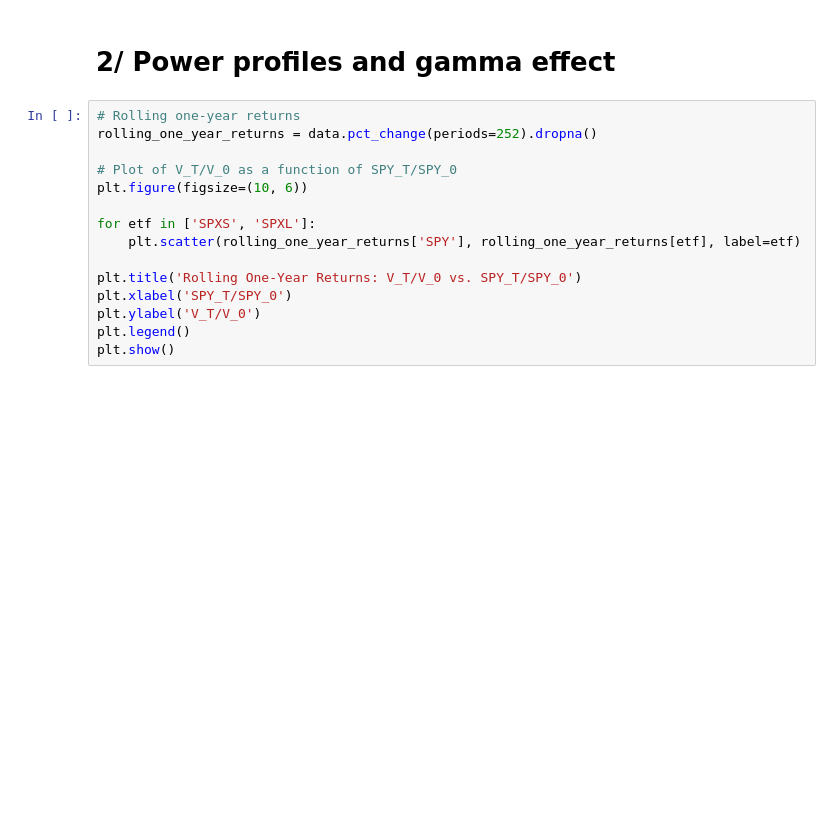
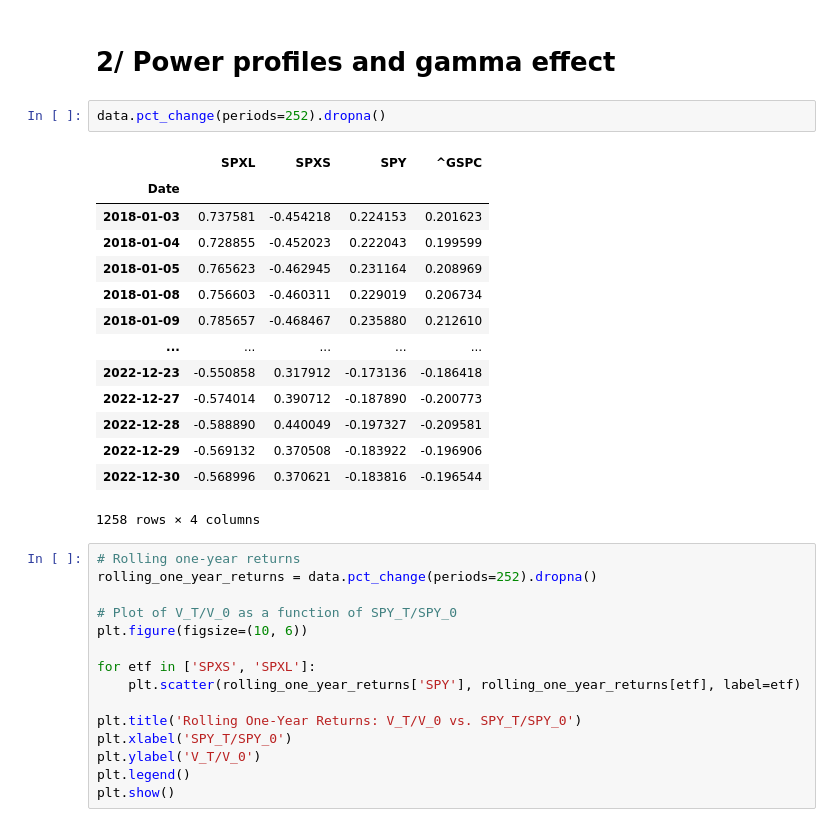
Before and after one commit to TariqOuahmane/Project-Advanced-Topics-In-Pricing, a Jupyter notebook: Project_Advance_Topics_Outmane-Mghanen_Tariq-Ouahmane.ipynb, the cells around one changed output. Cells and saved outputs as stored; diff of their text form; blank space fills up the shorter version.

```diff
--- a/Project_Advance_Topics_Outmane-Mghanen_Tariq-Ouahmane.ipynb
+++ b/Project_Advance_Topics_Outmane-Mghanen_Tariq-Ouahmane.ipynb
@@ -165,6 +192,23 @@ Second example is 2019, even tough we are in a clear bull market with no big jum
 Finally, If a client wanted to invest long term in these ETFs it would be a disaster, In fact overall they don't offer a better sharpe ratio than SPY and even worse, they have lower sharpe ratio than the S&P500 (the market of reference outperfom them). Another drawback is the overall high kurtosis wich means higher exterme outcomes.
 # %% [markdown]
 # 2/ Power profiles and gamma effect
+# %%
+data.pct_change(periods=252).dropna()
+# %% [output]
+|  | SPXL | SPXS | SPY | ^GSPC |
+| Date |  |  |  |  |
+| 2018-01-03 | 0.737581 | -0.454218 | 0.224153 | 0.201623 |
+| 2018-01-04 | 0.728855 | -0.452023 | 0.222043 | 0.199599 |
+| 2018-01-05 | 0.765623 | -0.462945 | 0.231164 | 0.208969 |
+| 2018-01-08 | 0.756603 | -0.460311 | 0.229019 | 0.206734 |
+| 2018-01-09 | 0.785657 | -0.468467 | 0.235880 | 0.212610 |
+| ... | ... | ... | ... | ... |
+| 2022-12-23 | -0.550858 | 0.317912 | -0.173136 | -0.186418 |
+| 2022-12-27 | -0.574014 | 0.390712 | -0.187890 | -0.200773 |
+| 2022-12-28 | -0.588890 | 0.440049 | -0.197327 | -0.209581 |
+| 2022-12-29 | -0.569132 | 0.370508 | -0.183922 | -0.196906 |
+| 2022-12-30 | -0.568996 | 0.370621 | -0.183816 | -0.196544 |
+1258 rows × 4 columns
 # %%
 # Rolling one-year returns
 rolling_one_year_returns = data.pct_change(periods=252).dropna()
```
Also changed, not shown: parts of 5 cells of this notebook.
